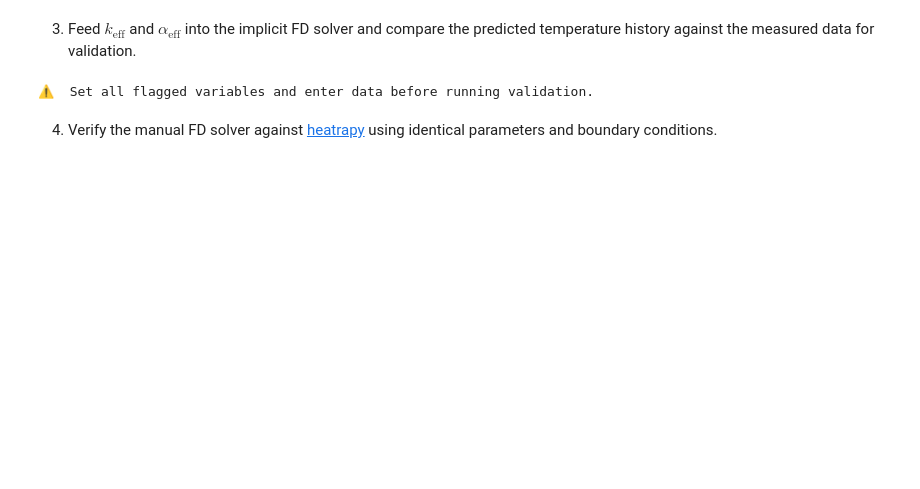
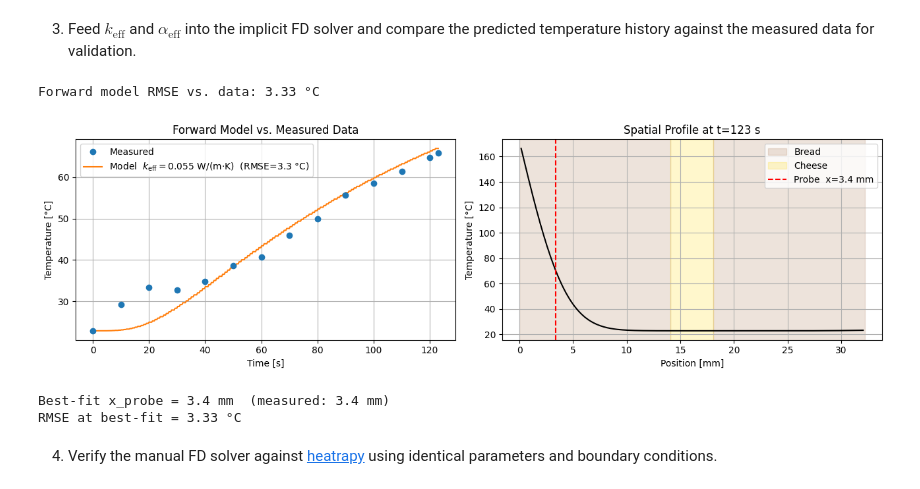
Before and after one commit to tozdty/grilled-cheese-thermal-model, a Jupyter notebook: grilled_cheese_keff.ipynb, the cells around one changed output. Saved outputs shown, nothing was run; the diff lists cells and outputs as text; code cells hidden in the pictures; blank space fills up the shorter version.

```diff
--- a/grilled_cheese_keff.ipynb
+++ b/grilled_cheese_keff.ipynb
@@ -434,34 +445,52 @@ else:
         diag  = np.full(N, 1 + 2*r)
         lower = np.full(N - 1, -r)
         upper = np.full(N - 1, -r)
         Bi = h * dx / k_eff
         diag[-1] = 1 + r*(1 + Bi)
         ab = np.zeros((3, N))
         ab[0,1:] = upper; ab[1,:] = diag; ab[2,:-1] = lower
         T = np.full(N, T0, dtype=float)
         for _ in range(int(np.ceil(t_end / dt))):
             rhs = T.copy()
             rhs[0]  += r * T_pan
             rhs[-1] += r * Bi * T_inf
             T = solve_banded((1, 1), ab, rhs)
         return x, T
 
     x_sp, T_sp = spatial_profile_at(t_data[-1])
 
     ax2 = axes[1]
     ax2.plot(x_sp * 1e3, T_sp, 'k-', linewidth=1.5)
     ax2.axvspan(0,               L_b*1e3,           alpha=0.15, color='saddlebrown', label='Bread')
     ax2.axvspan(L_b*1e3,        (L_b+L_c)*1e3,      alpha=0.20, color='gold',        label='Cheese')
     ax2.axvspan((L_b+L_c)*1e3,  (2*L_b+L_c)*1e3,   alpha=0.15, color='saddlebrown')
     ax2.axvline(x_probe*1e3, color='red', linestyle='--',
                 label=f'Probe  x={x_probe*1e3:.1f} mm')
     ax2.set_xlabel('Position [mm]'); ax2.set_ylabel('Temperature [°C]')
     ax2.set_title(f'Spatial Profile at t={t_data[-1]:.0f} s')
     ax2.legend(); ax2.grid(True)
 
     plt.tight_layout(); plt.show()
+
+
+## Substitute x_probe_mm value if probe position was off
+def rmse_vs_xprobe(x_probe_mm):
+    x_probe_fit = x_probe_mm / 1000
+    T_fit, _ = simulate_homogeneous(k_eff, alpha_eff, t_data, x_probe_fit,
+                                     L, T_pan, T0, T_inf, h)
+    return np.sqrt(np.mean((T_fit - T_data)**2))
+
+result = minimize_scalar(rmse_vs_xprobe, bounds=(1, L*1000), method='bounded')
+x_probe_fit = result.x
+rmse_fit    = result.fun
+
+print(f"Best-fit x_probe = {x_probe_fit:.1f} mm  (measured: {x_probe*1e3:.1f} mm)")
+print(f"RMSE at best-fit = {rmse_fit:.2f} °C")
 # %% [output]
-⚠️  Set all flagged variables and enter data before running validation.
+Forward model RMSE vs. data: 3.33 °C
+[figure, added]
+Best-fit x_probe = 3.4 mm  (measured: 3.4 mm)
+RMSE at best-fit = 3.33 °C
 # %% [markdown]
 4. Verify the manual FD solver against [heatrapy](https://github.com/djsilva99/heatrapy) using identical parameters and boundary conditions.
 # %%
```
Also changed, not shown: parts of 8 cells of this notebook.
